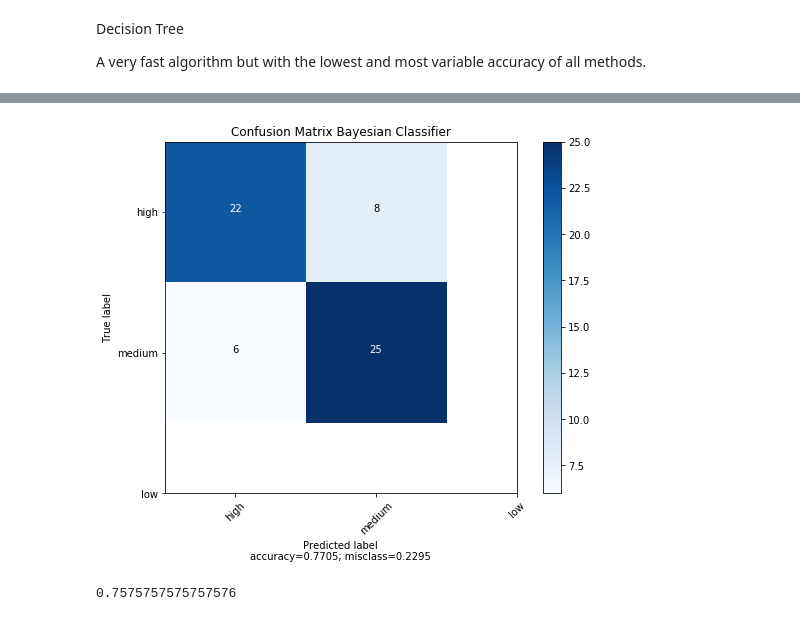
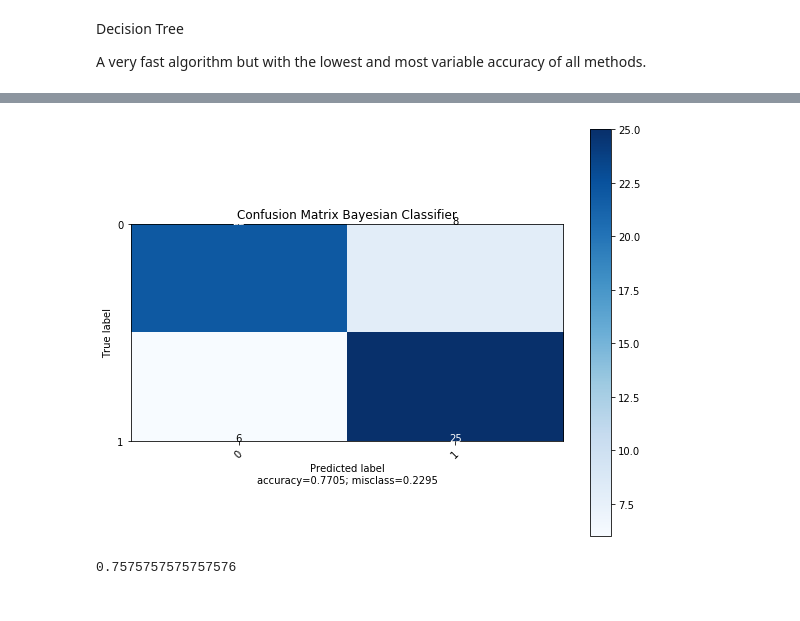
Before and after one commit to andres2050/HeartDisease_Project_IA, a Jupyter notebook: HeartDisease Project IA.ipynb, the cells around one changed output, grey strips where cells are left out. Saved outputs shown, nothing was run; the diff lists cells and outputs as text; code cells hidden in the pictures.

```diff
--- a/HeartDisease Project IA.ipynb
+++ b/HeartDisease Project IA.ipynb
@@ -332,12 +322,12 @@ Accuracy: 0.7704918032786885
 # %%
 #confusion matrix for Bayesian classifier
 cm=metrics.confusion_matrix(y_test,y_pred_gauss)
 plot_confusion_matrix(cm,
                       normalize    = False,
-                      target_names = ['high', 'medium', 'low'],
+                      target_names = [0, 1],
                       title        = "Confusion Matrix Bayesian Classifier")
 # %% [output]
-[figure, old version]
+[figure, new version]
 # %%
 # Precision for Gaussian Naive Bayes
 metrics.precision_score(y_test, y_pred_gauss)
```
Also changed, not shown: parts of 12 cells of this notebook.
